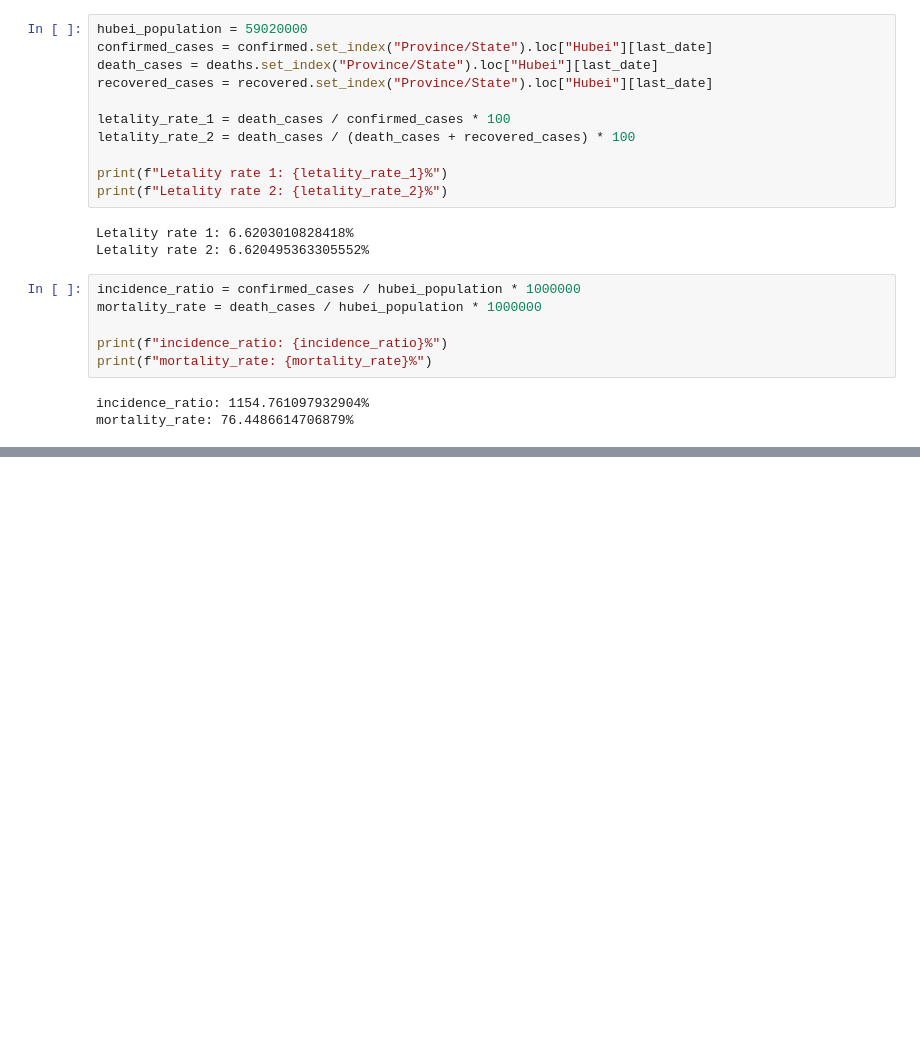
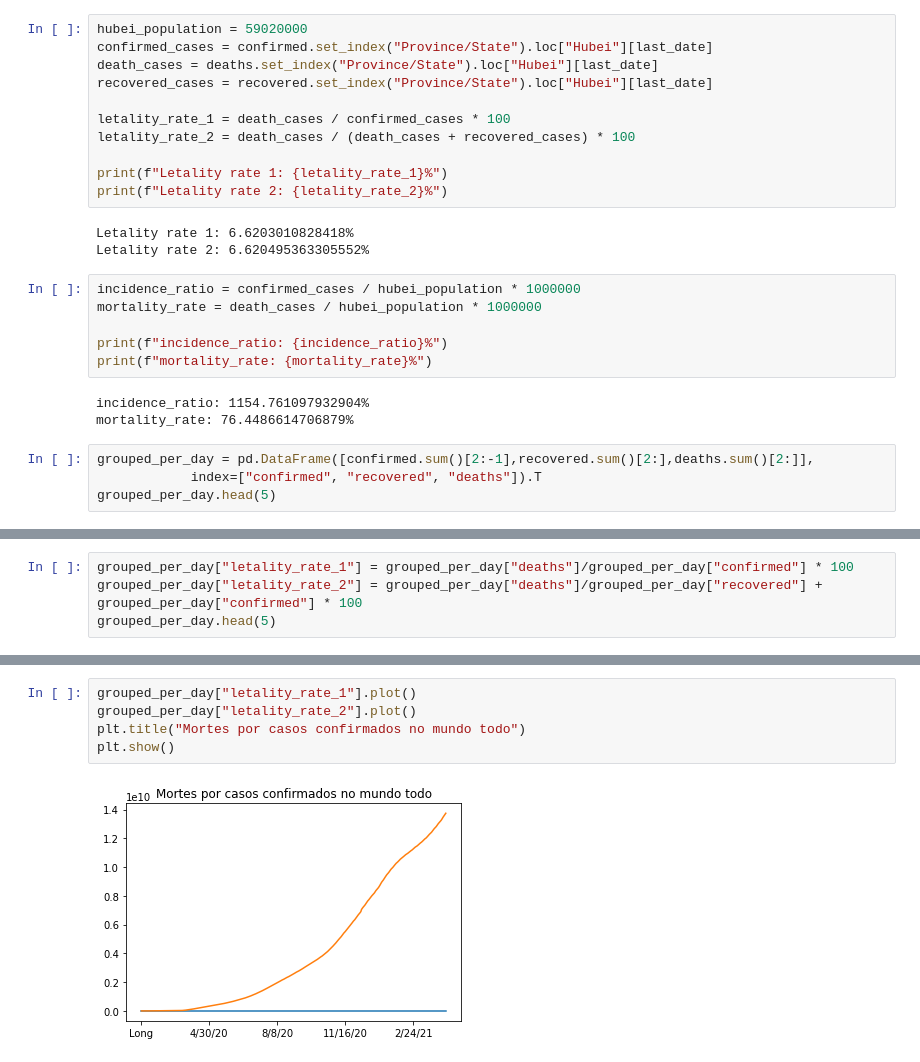
Before and after one commit to caiobarretta/Alura, a Jupyter notebook: Data Science/Data Science/Data Science análises para saúde e medicina/Curso Data Science e Saúde.ipynb, the cells around one changed output, grey strips where cells are left out. Saved outputs shown, nothing was run; the diff lists cells and outputs as text; blank space fills up the shorter version.

```diff
--- a/Data Science/Data Science/Data Science análises para saúde e medicina/Curso Data Science e Saúde.ipynb
+++ b/Data Science/Data Science/Data Science análises para saúde e medicina/Curso Data Science e Saúde.ipynb
@@ -804,3 +804,7 @@ print(f"mortality_rate: {mortality_rate}%")
 # %% [output]
 incidence_ratio: 1154.761097932904%
 mortality_rate: 76.4486614706879%
+# %%
+grouped_per_day = pd.DataFrame([confirmed.sum()[2:-1],recovered.sum()[2:],deaths.sum()[2:]],
+            index=["confirmed", "recovered", "deaths"]).T
+grouped_per_day.head(5)
@@ -806,0 +818,4 @@ mortality_rate: 76.4486614706879%
+# %%
+grouped_per_day["letality_rate_1"] = grouped_per_day["deaths"]/grouped_per_day["confirmed"] * 100
+grouped_per_day["letality_rate_2"] = grouped_per_day["deaths"]/grouped_per_day["recovered"] + grouped_per_day["confirmed"] * 100
+grouped_per_day.head(5)
@@ -806,0 +829,7 @@ mortality_rate: 76.4486614706879%
+# %%
+grouped_per_day["letality_rate_1"].plot()
+grouped_per_day["letality_rate_2"].plot()
+plt.title("Mortes por casos confirmados no mundo todo")
+plt.show()
+# %% [output]
+[figure, added]
```
Also changed, not shown: parts of 7 cells of this notebook.
